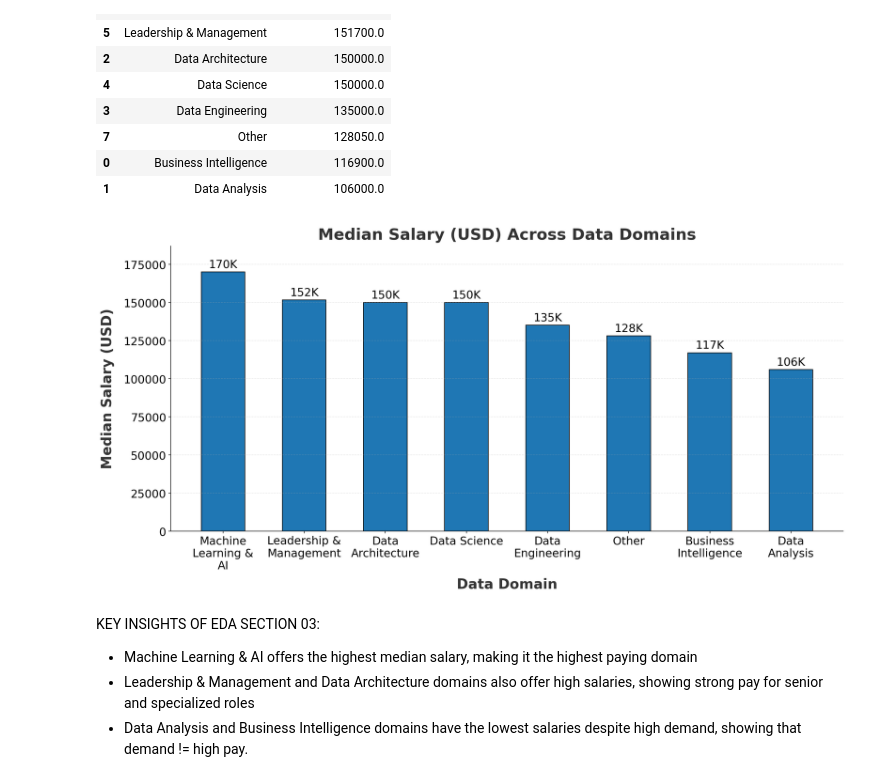
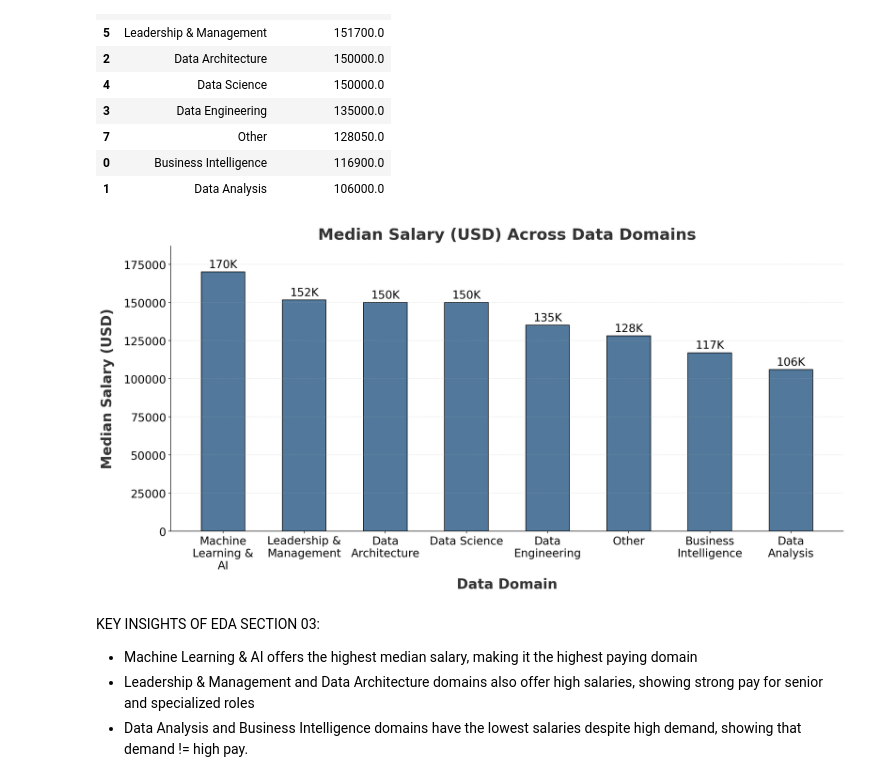
Before and after one commit to Chauhanekta21/Data_Job_Market_Analysis, a Jupyter notebook: main_file.ipynb, the cells around one changed output. Drawn from its saved outputs; the diff is of its cells as text; code cells hidden in the pictures.

```diff
--- a/main_file.ipynb
+++ b/main_file.ipynb
@@ -697,7 +697,7 @@ pos = np.arange(len(x)) * 1.3   # adjust (1.3–1.5) for more spacing
 plt.figure(figsize=(16, 8), dpi=150)
 
 # Bar plot
-plt.bar(pos, y, width=0.7, edgecolor="black")
+plt.bar(pos, y, width=0.7, edgecolor="black", color="#52799C")
 
 # Titles and labels
 plt.title(
@@ -712,34 +712,34 @@ plt.ylabel("Median Salary (USD)", fontweight="bold", fontsize=21, labelpad=14, c
 
 # Axis formatting
 plt.xticks(pos, wrapped_labels, fontsize=17)
 plt.yticks(fontsize=17)
 
 # Add value labels (formatted as K)
 for i, v in enumerate(y):
     label = f"{v/1000:.0f}K"   # 400000 → 400K
     plt.text(
         pos[i],
         v + max(y) * 0.008,
         label,
         ha='center',
         va='bottom',
         fontsize=17
     )
 
 # Styling improvements
 plt.ylim(0, max(y) * 1.1)
 plt.margins(y=0.05)
 plt.grid(axis='y', linestyle='--', alpha=0.3)
 
 # Remove unnecessary borders
 plt.gca().spines['top'].set_visible(False)
 plt.gca().spines['right'].set_visible(False)
 
 # Show plot
 plt.tight_layout()
 plt.show()
 # %% [output]
-[figure, old version]
+[figure, new version]
 # %% [markdown]
 KEY INSIGHTS OF EDA SECTION 03:
 
```
Also changed, not shown: parts of 10 cells of this notebook.
